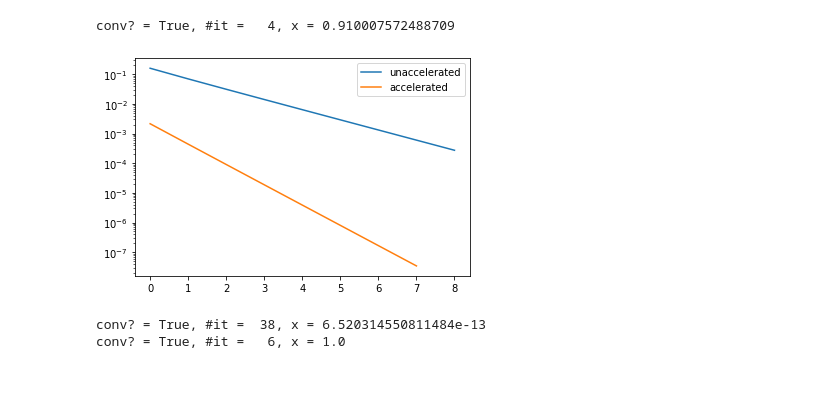
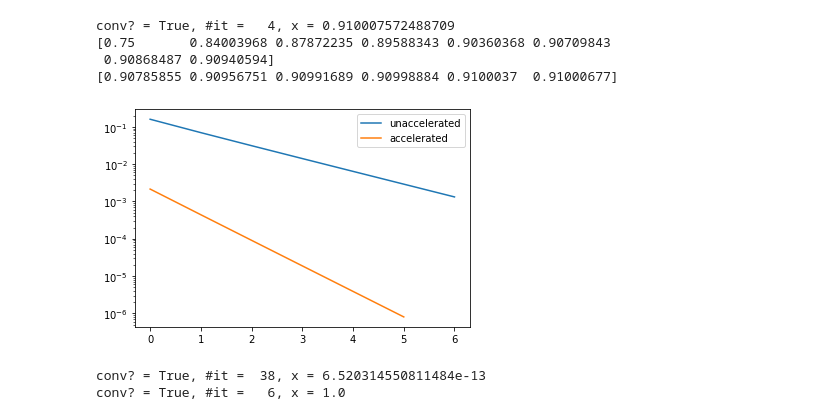
Before and after one commit to bumsu-kim/Fall21_Math151A_Dis, a Jupyter notebook: Math151A_HW3.ipynb, the cells around one changed output. Cells and saved outputs as stored; diff of their text form; code cells hidden in the pictures; blank space fills up the shorter version.

```diff
--- a/Math151A_HW3.ipynb
+++ b/Math151A_HW3.ipynb
@@ -141,34 +141,39 @@ plt.grid()
 # %%
 ### Problem 3 ###
 
 def nextiter(p):
     return (np.exp(p)/3)**0.5
 
-N = 10 # number of terms in the sequence
+N = 8 # number of terms in the sequence
 pseq = np.zeros(N) # pre-allocate memory
 
 pseq[0] = 0.75 # p0 in the problem
 
 for i in range(1,N):
     pseq[i] = nextiter(pseq[i-1])
 
 pacc = np.zeros(N-2)
 for i in range(N-2):
     pacc[i] = (pseq[i]*pseq[i+2] - pseq[i+1]**2) / (pseq[i+2]-2*pseq[i+1]+pseq[i])
 
 psol = pseq[-1] # sol guess
 f = lambda x: (np.exp(x)/3)**0.5 - x # subtract x to find the fixed point
 df = lambda x: 0.5*(np.exp(x)/3)**0.5 - 1
 psol, _ = Iterative(Newton, f , [pseq[0]], {"df": df})
 psol = psol[-1] # estimate the limit using Newton's method
 
 plt.plot(np.abs(pseq[:-1]-psol), label='unaccelerated')
 plt.plot(np.abs(pacc-psol), label='accelerated')
 plt.yscale('log')
 plt.legend();
+print(pseq)
+print(pacc)
 # %% [output]
 conv? = True, #it =   4, x = 0.910007572488709
+[0.75       0.84003968 0.87872235 0.89588343 0.90360368 0.90709843
+ 0.90868487 0.90940594]
+[0.90785855 0.90956751 0.90991689 0.90998884 0.9100037  0.91000677]
-[figure, old version]
+[figure, new version]
 # %%
 ### Problem 5 ###
 f = lambda x: x*x*(x-1)
```
Also changed, not shown: parts of 2 cells of this notebook, 8 other files.
